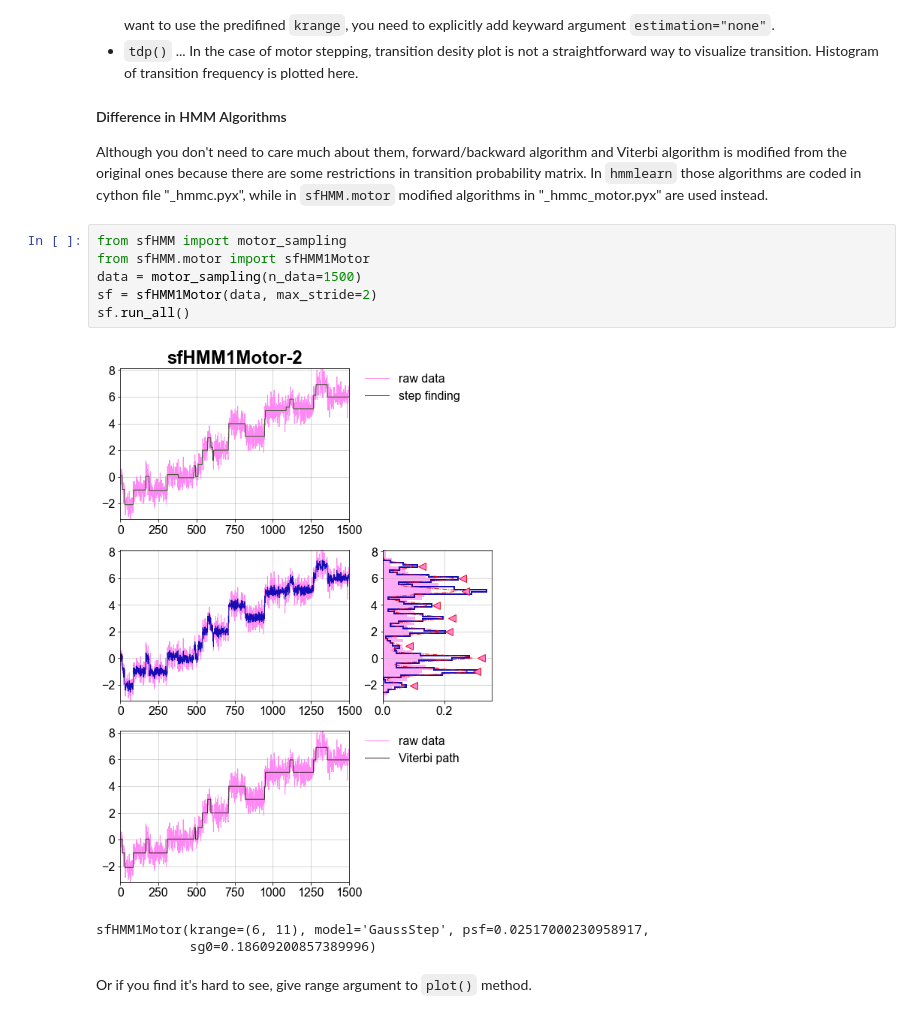
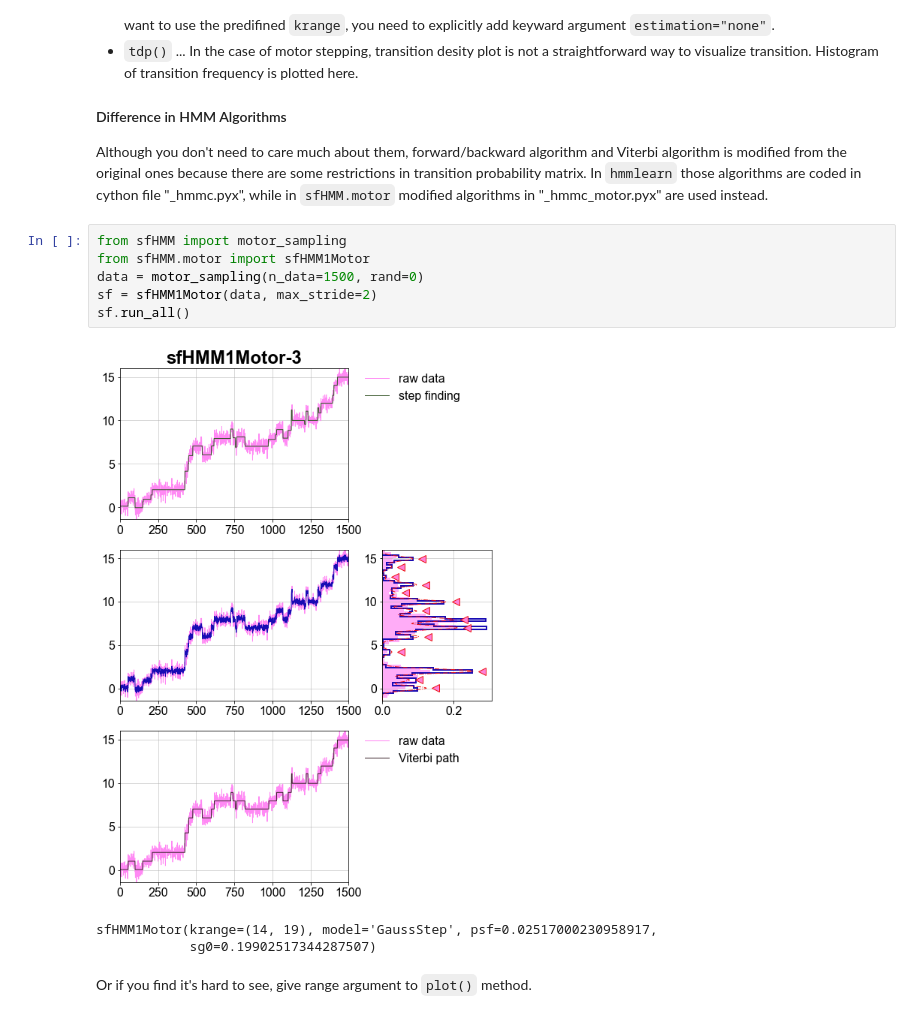
Before and after one commit to hanjinliu/sfHMM, a Jupyter notebook: example.ipynb, the cells around one changed output. Saved outputs shown, nothing was run; the diff lists cells and outputs as text.

```diff
--- a/example.ipynb
+++ b/example.ipynb
@@ -236,13 +252,13 @@ Although you don't need to care much about them, forward/backward algorithm and
 # %%
 from sfHMM import motor_sampling
 from sfHMM.motor import sfHMM1Motor
-data = motor_sampling(n_data=1500)
+data = motor_sampling(n_data=1500, rand=0)
 sf = sfHMM1Motor(data, max_stride=2)
 sf.run_all()
 # %% [output]
-[figure, old version]
+[figure, new version]
-sfHMM1Motor(krange=(6, 11), model='GaussStep', psf=0.02517000230958917,
-            sg0=0.18609200857389996)
+sfHMM1Motor(krange=(14, 19), model='GaussStep', psf=0.02517000230958917,
+            sg0=0.19902517344287507)
 # %% [markdown]
 Or if you find it's hard to see, give range argument to `plot()` method.
 # %%
```
Also changed, not shown: parts of 32 cells of this notebook, 5 other files.
